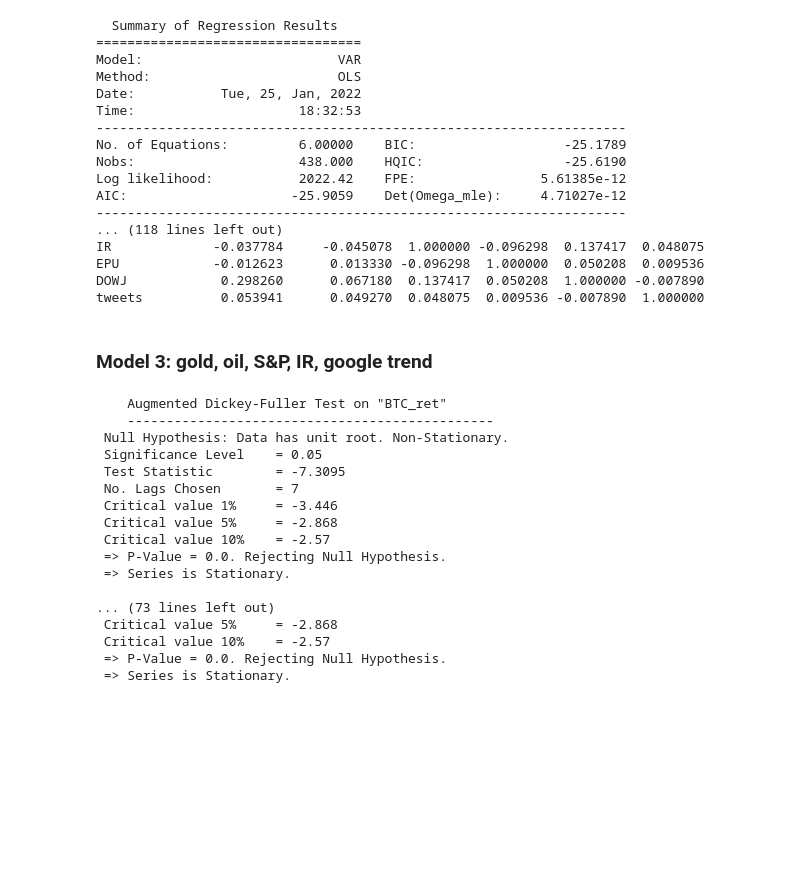
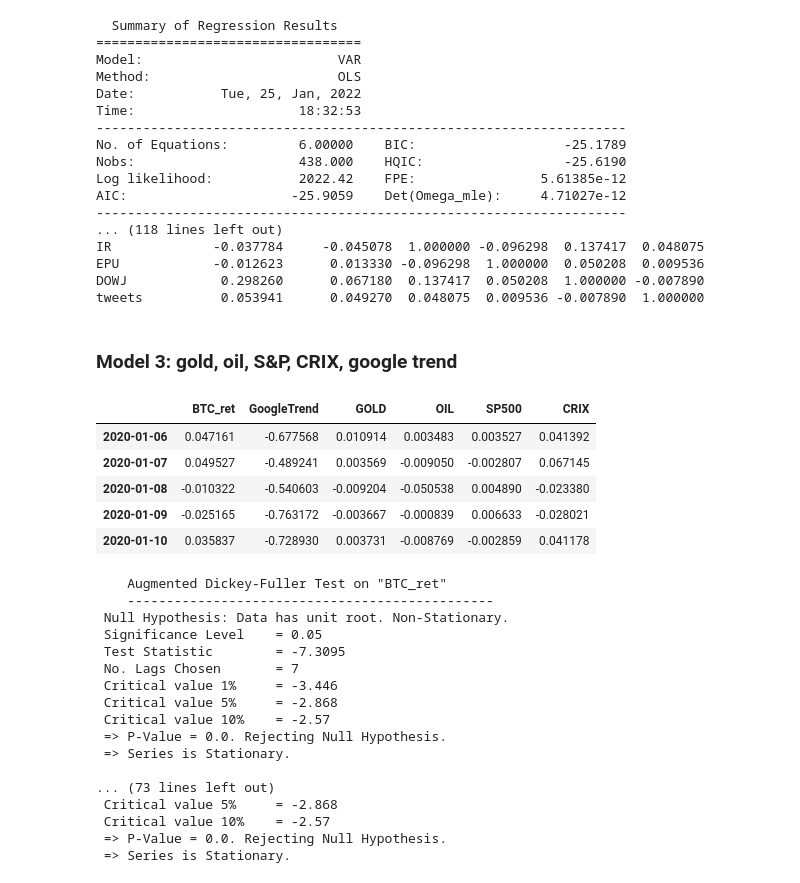
Before and after one commit to Nsmid/Research-project-Fintech-BTC_PRICES, a Jupyter notebook: research_project.ipynb, the cells around one changed output. Drawn from its saved outputs; the diff is of its cells as text; code cells hidden in the pictures; blank space fills up the shorter version.

```diff
--- a/research_project.ipynb
+++ b/research_project.ipynb
@@ -1346,8 +1346,16 @@ EPU            -0.012623      0.013330 -0.096298  1.000000  0.050208  0.009536
 DOWJ            0.298260      0.067180  0.137417  0.050208  1.000000 -0.007890
 tweets          0.053941      0.049270  0.048075  0.009536 -0.007890  1.000000
 # %% [markdown]
-### Model 3: gold, oil, S&P, IR, google trend
+### Model 3: gold, oil, S&P, CRIX, google trend
 # %%
-data_m3 = data_btc.filter(['BTC_ret','GoogleTrend','GOLD','OIL','SP500'], axis=1)
+data_m3 = data_btc.filter(['BTC_ret','GoogleTrend','GOLD','OIL','SP500' , 'CRIX'], axis=1)
 # data_m3.index = pd.DatetimeIndex(data_m3.index).to_period('D')
+data_m3.head()
+# %% [output]
+|  | BTC_ret | GoogleTrend | GOLD | OIL | SP500 | CRIX |
+| 2020-01-06 | 0.047161 | -0.677568 | 0.010914 | 0.003483 | 0.003527 | 0.041392 |
+| 2020-01-07 | 0.049527 | -0.489241 | 0.003569 | -0.009050 | -0.002807 | 0.067145 |
+| 2020-01-08 | -0.010322 | -0.540603 | -0.009204 | -0.050538 | 0.004890 | -0.023380 |
+| 2020-01-09 | -0.025165 | -0.763172 | -0.003667 | -0.000839 | 0.006633 | -0.028021 |
+| 2020-01-10 | 0.035837 | -0.728930 | 0.003731 | -0.008769 | -0.002859 | 0.041178 |
 # %%
```
Also changed, not shown: parts of 8 cells of this notebook.
